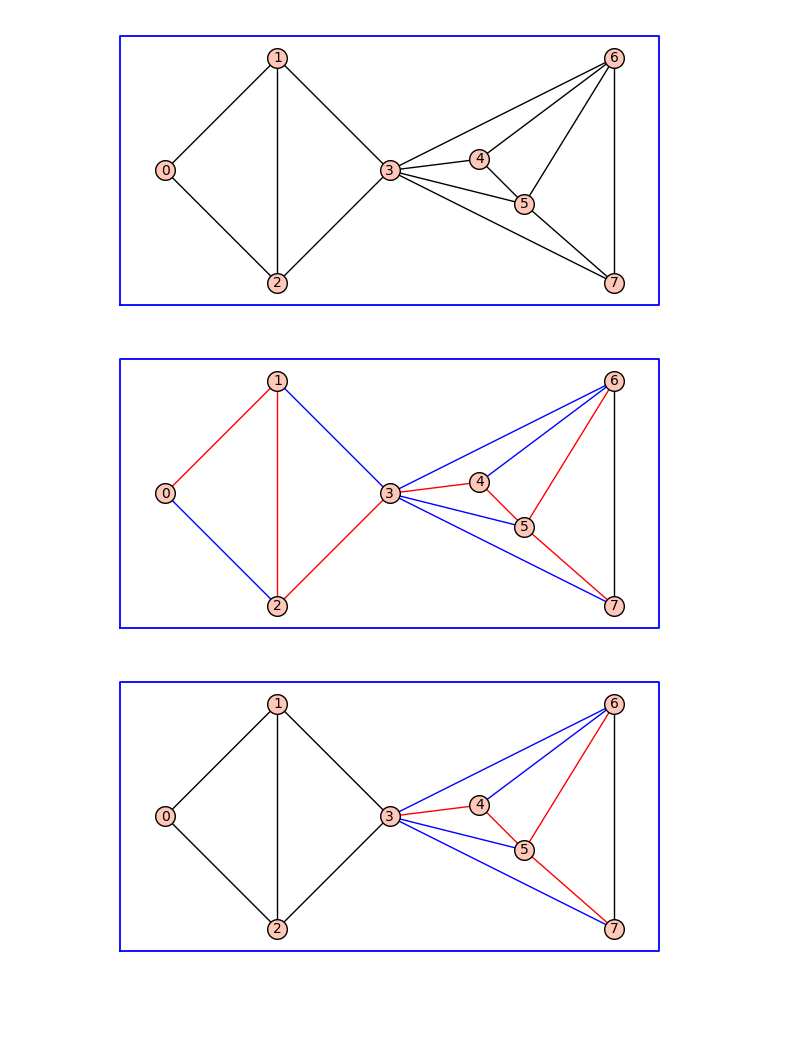
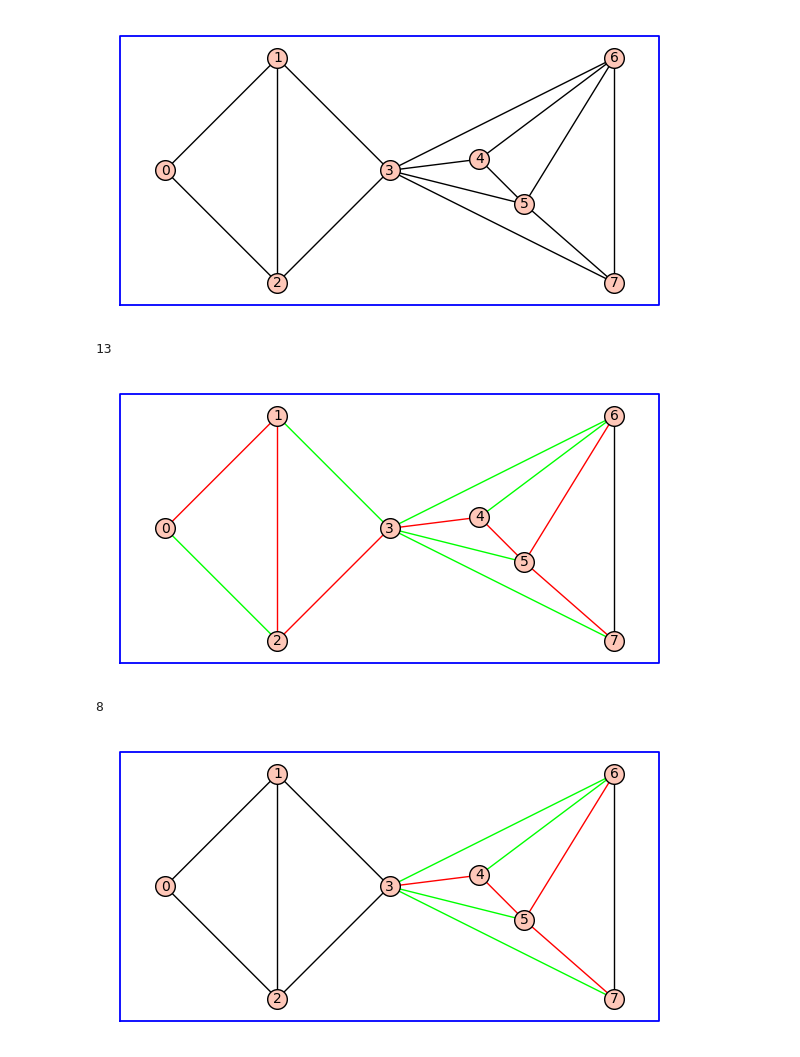
Before and after one commit to fk2601/kforest, a Jupyter notebook: kforest.ipynb, the cells around one changed output. Cells and saved outputs as stored; diff of their text form; code cells hidden in the pictures; blank space fills up the shorter version.

```diff
--- a/kforest.ipynb
+++ b/kforest.ipynb
@@ -88,10 +63,10 @@ def c((a,b,_), I):
 # %%
 def start(Is):
     for I in Is:
-        I.Treenumbers = [0] * g.order()
+        I.Treenumbers = [0] * I.G.order()
         I.Trees = list()
-        I.Levelordernumbers = [0] * g.order()
-        I.Visited = [False] * g.order()
+        I.Levelordernumbers = [0] * I.G.order()
+        I.Visited = [False] * I.G.order()
         I.Disjointsets = [i for i in range(I.G.order())]
         components = I.G.connected_components_subgraphs()
         for idx, c in enumerate(components):
@@ -138,48 +125,82 @@ def top_clump(g, k):
     Is = k_forest(g, k)
     B = Is[0].I() + Is[1].I()
     for e in B:
-        ee = e
         start(Is)
         labels = {}
-        labels[ee] = (ee,-1)
-        (label, labels) = cyclic_scanning(ee, k, labels, Is)
+        labels[e[:2]] = (e,-1)
+        (label, labels) = cyclic_scanning(e[:2], k, labels, Is)
         if label == None:
             L.append(e)
     return L
 # %%
-pos = {0:[0.0, 0.0], 1:[1.0, 1.0], 2:[1.0, -1.0], 3:[2.0, 0.0],
-       4:[2.8, 0.1], 5:[3.2, -0.3], 6:[4.0, 1.0], 7:[4.0, -1.0]}
+graph = Graph(8) #Graph({0: [1], 1: [2,3], 3: [4,5]})
+graph.add_edge(0,1)
+graph.add_edge(0,2)
+graph.add_edge(1,2)
+graph.add_edge(2,3)
+graph.add_edge(1,3)
+graph.add_edge(3,6)
+graph.add_edge(3,4)
+graph.add_edge(3,5)
+graph.add_edge(3,7)
+graph.add_edge(4,5)
+graph.add_edge(5,7)
+graph.add_edge(4,6)
+graph.add_edge(5,6)
+graph.add_edge(7,6)
+pos = {0:[0.0, 0.0], 1:[1.0, 1.0], 2:[1.0, -1.0], 3:[2.0, 0.0], 4:[2.8, 0.1], 5:[3.2, -0.3], 6:[4.0, 1.0], 7:[4.0, -1.0]}
 
-p = g.plot(vertex_labels=True, graph_border=True, pos=pos)
+#graph = graphs.CycleGraph(9)
+#pos = graph.layout()
+
+#graph = graphs.PoussinGraph()
+#pos = graph.layout()
+
+#graph = graphs.FruchtGraph()
+#pos = graph.layout()
+
+#graph = graphs.GoldnerHararyGraph()
+#pos = graph.layout()
+
+#graph = graphs.HerschelGraph()
+#pos = graph.layout()
+
+
+
+p = graph.plot(vertex_labels=True, graph_border=True, pos=pos)
 p.show()
 
 
 
-Is = k_forest(g, 2)
+Is = k_forest(graph, 2)
 l1 = Is[0].I()
 l2 = Is[1].I()
 l = l1 + l2
-res1 = set(map(lambda x: x[:2], g.edges()))
+print(len(l))
+res1 = set(map(lambda x: x[:2], graph.edges()))
 res2 = set(map(lambda x: x[:2], l))
 res = res1.difference(res2)
 r = map(lambda x: x + (-1,), list(res))
 output = Graph({})
 output.add_edges(r + l)
-p = output.plot(vertex_labels=True, graph_border=True, color_by_label={0:(1,0,0), 1:(0,0,1)}, pos=pos)
-p.show()
+pp = output.plot(vertex_labels=True, graph_border=True, color_by_label={0:(1,0,0), 1:(0,1,0)}, pos=pos)
+pp.show()
 
 
 
-L = top_clump(g, 2)
-res1 = set(map(lambda x: x[:2], g.edges()))
+L = top_clump(graph, 2)
+print(len(L))
+res1 = set(map(lambda x: x[:2], graph.edges()))
 res2 = set(map(lambda x: x[:2], L))
 res = res1.difference(res2)
 r = map(lambda x: x + (-1,), list(res))
 gg = Graph({})
 gg.add_edges(r + L)
-p = gg.plot(vertex_labels=True, graph_border=True, color_by_label={0:(1,0,0), 1:(0,0,1)}, pos=pos)
+p = gg.plot(vertex_labels=True, graph_border=True, color_by_label={0:(1,0,0), 1:(0,1,0)}, pos=pos)
 p.show()
 # %% [output]
 [figure]
+13
-[figure, old version]
+[figure, new version]
+8
-[figure, old version]
+[figure, new version]
```
Also changed, not shown: parts of 4 cells of this notebook.
